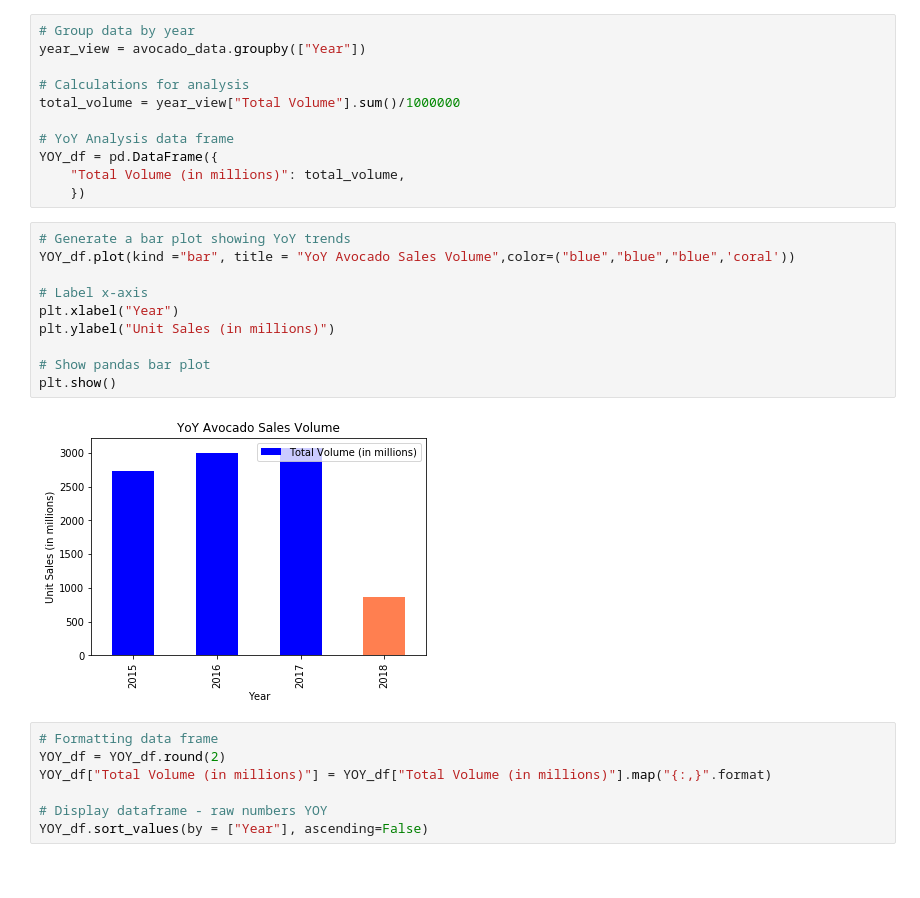
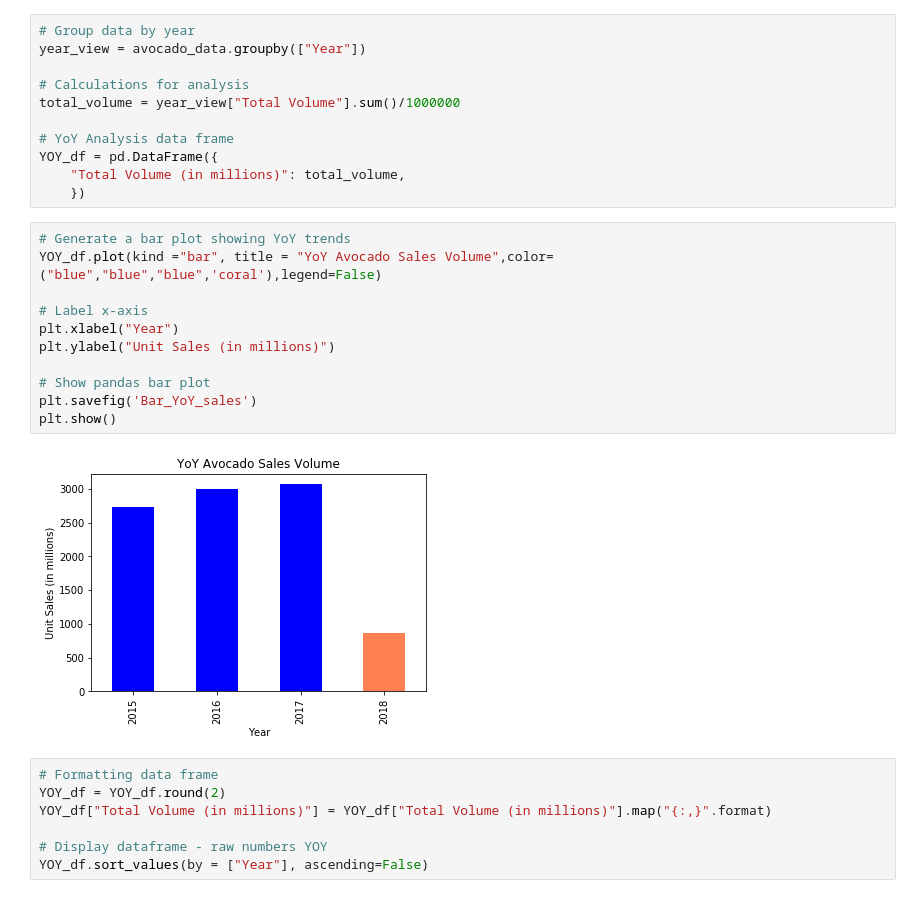
Before and after one commit to busy0312/Porject-1_-Team5, a Jupyter notebook: copy of data analysis.ipynb, the cells around one changed output. Drawn from its saved outputs; the diff is of its cells as text.

Commit message:
graphs

```diff
--- a/copy of data analysis.ipynb
+++ b/copy of data analysis.ipynb
@@ -168,16 +163,17 @@ YOY_df = pd.DataFrame({
     })
 # %%
 # Generate a bar plot showing YoY trends
-YOY_df.plot(kind ="bar", title = "YoY Avocado Sales Volume",color=("blue","blue","blue",'coral'))
+YOY_df.plot(kind ="bar", title = "YoY Avocado Sales Volume",color=("blue","blue","blue",'coral'),legend=False)
 
 # Label x-axis
 plt.xlabel("Year")
 plt.ylabel("Unit Sales (in millions)")
 
 # Show pandas bar plot
+plt.savefig('Bar_YoY_sales')
 plt.show()
 # %% [output]
-[figure, old version]
+[figure, new version]
 # %%
 # Formatting data frame
 YOY_df = YOY_df.round(2)
```
Also changed, not shown: parts of 9 cells of this notebook, 9 other files.
